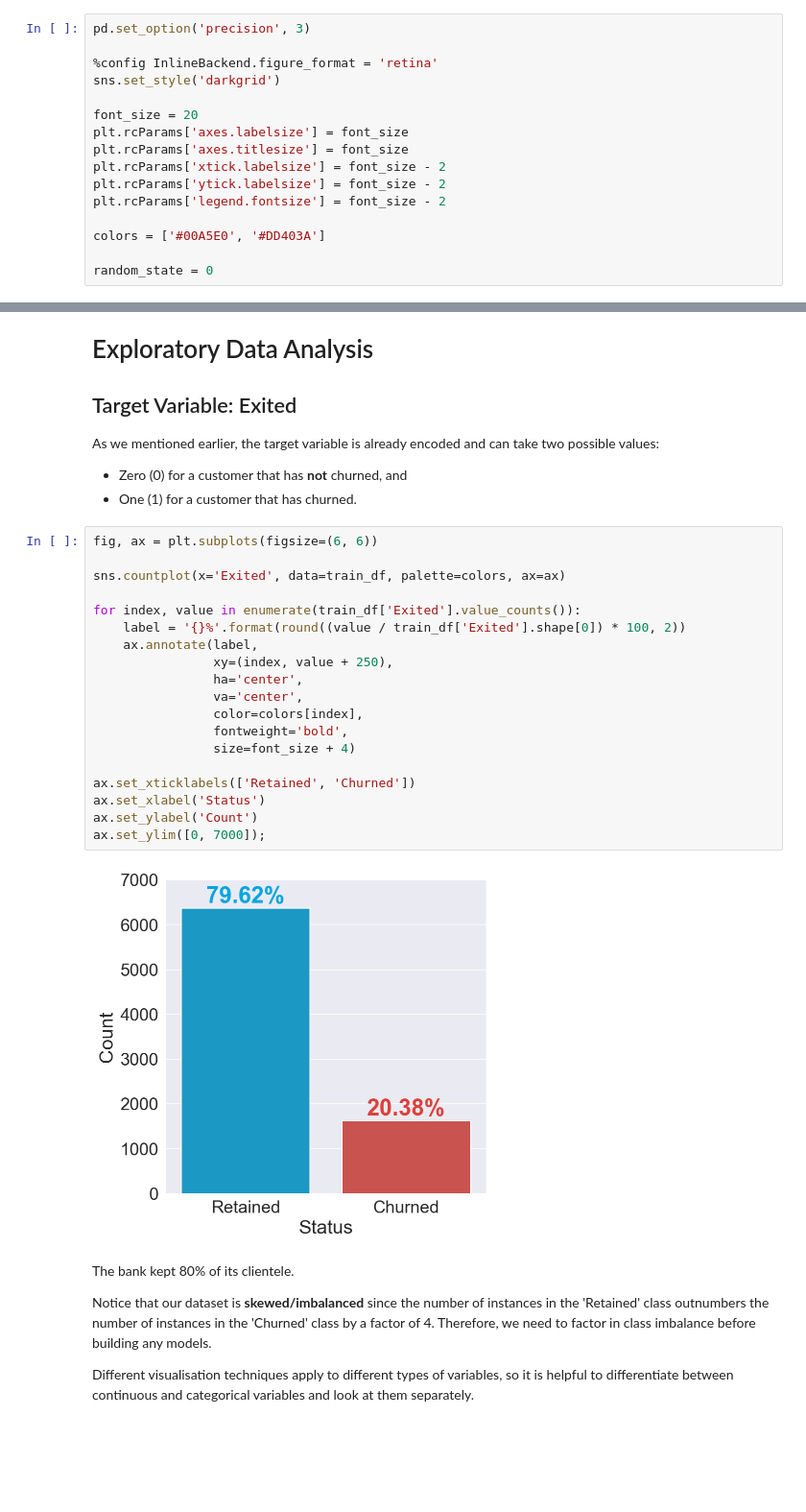
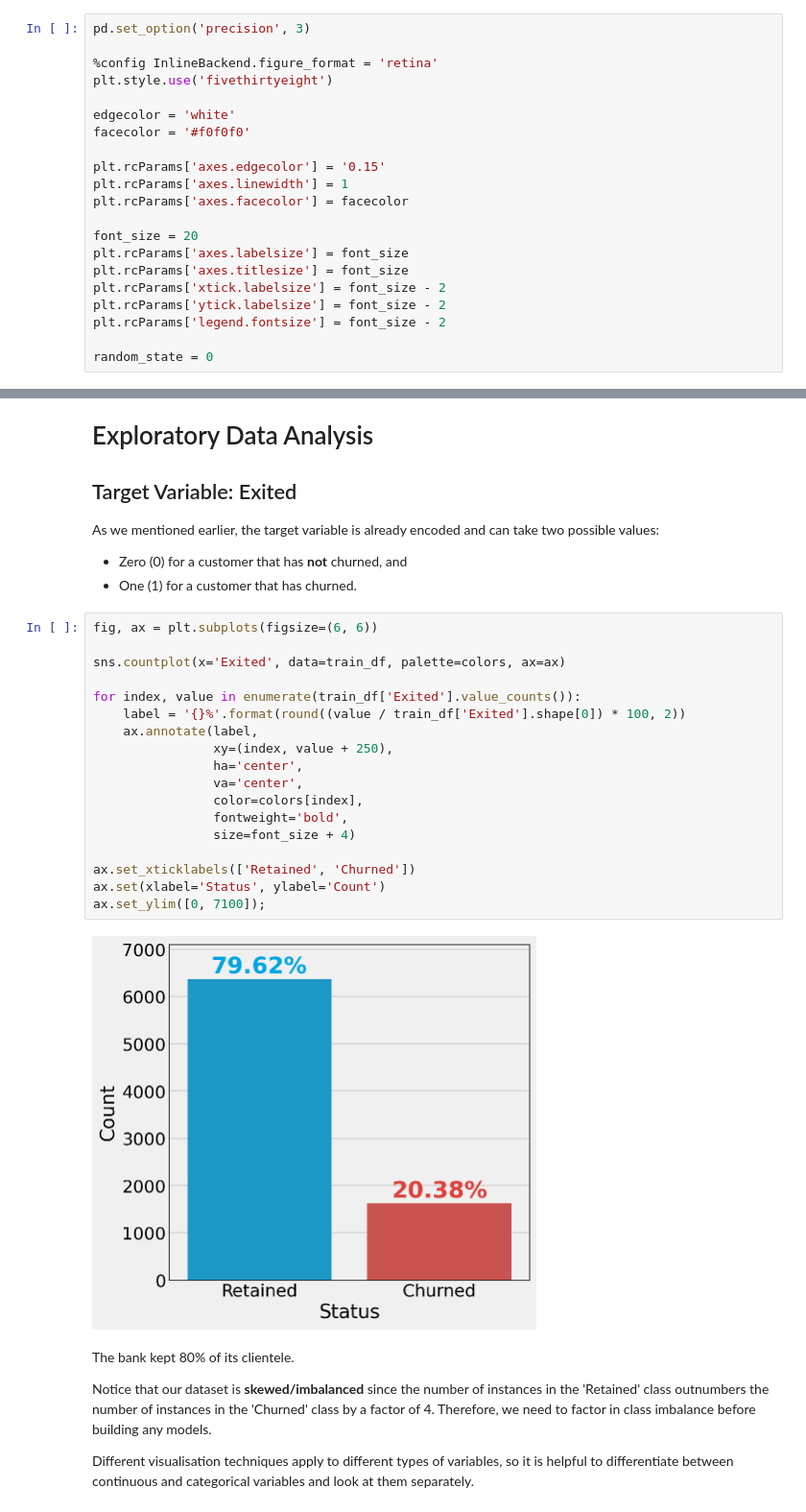
Before and after one commit to KOrfanakis/Predicting_Customer_Churn_Classification, a Jupyter notebook: Analysis_Notebook.ipynb, the cells around one changed output, grey strips where cells are left out. Shown at 96% size. Cells and saved outputs as stored; diff of their text form; blank space fills up the shorter version.

```diff
--- a/Analysis_Notebook.ipynb
+++ b/Analysis_Notebook.ipynb
@@ -74,7 +77,14 @@ import scikitplot as skplt
 pd.set_option('precision', 3)
 
 %config InlineBackend.figure_format = 'retina'
-sns.set_style('darkgrid')
+plt.style.use('fivethirtyeight')
+
+edgecolor = 'white'
+facecolor = '#f0f0f0'
+
+plt.rcParams['axes.edgecolor'] = '0.15'
+plt.rcParams['axes.linewidth'] = 1
+plt.rcParams['axes.facecolor'] = facecolor
 
 font_size = 20
 plt.rcParams['axes.labelsize'] = font_size
@@ -83,6 +93,4 @@ plt.rcParams['xtick.labelsize'] = font_size - 2
 plt.rcParams['ytick.labelsize'] = font_size - 2
 plt.rcParams['legend.fontsize'] = font_size - 2
 
-colors = ['#00A5E0', '#DD403A']
-
 random_state = 0
@@ -198,24 +298,23 @@ As we mentioned earlier, the target variable is already encoded and can take two
 # %%
 fig, ax = plt.subplots(figsize=(6, 6))
 
 sns.countplot(x='Exited', data=train_df, palette=colors, ax=ax)
 
 for index, value in enumerate(train_df['Exited'].value_counts()):
     label = '{}%'.format(round((value / train_df['Exited'].shape[0]) * 100, 2))
     ax.annotate(label,
                 xy=(index, value + 250),
                 ha='center',
                 va='center',
                 color=colors[index],
                 fontweight='bold',
                 size=font_size + 4)
 
 ax.set_xticklabels(['Retained', 'Churned'])
-ax.set_xlabel('Status')
-ax.set_ylabel('Count')
-ax.set_ylim([0, 7000]);
+ax.set(xlabel='Status', ylabel='Count')
+ax.set_ylim([0, 7100]);
 # %% [output]
-[figure, old version]
+[figure, new version]
 # %% [markdown]
 The bank kept 80% of its clientele.
 
```
Also changed, not shown: parts of 34 cells of this notebook.
